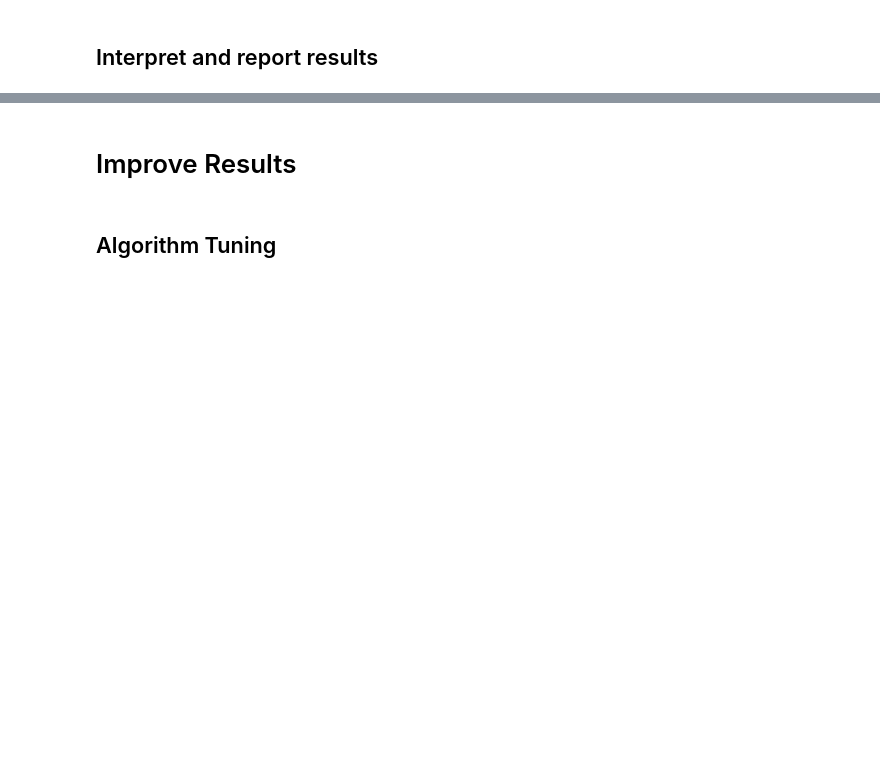
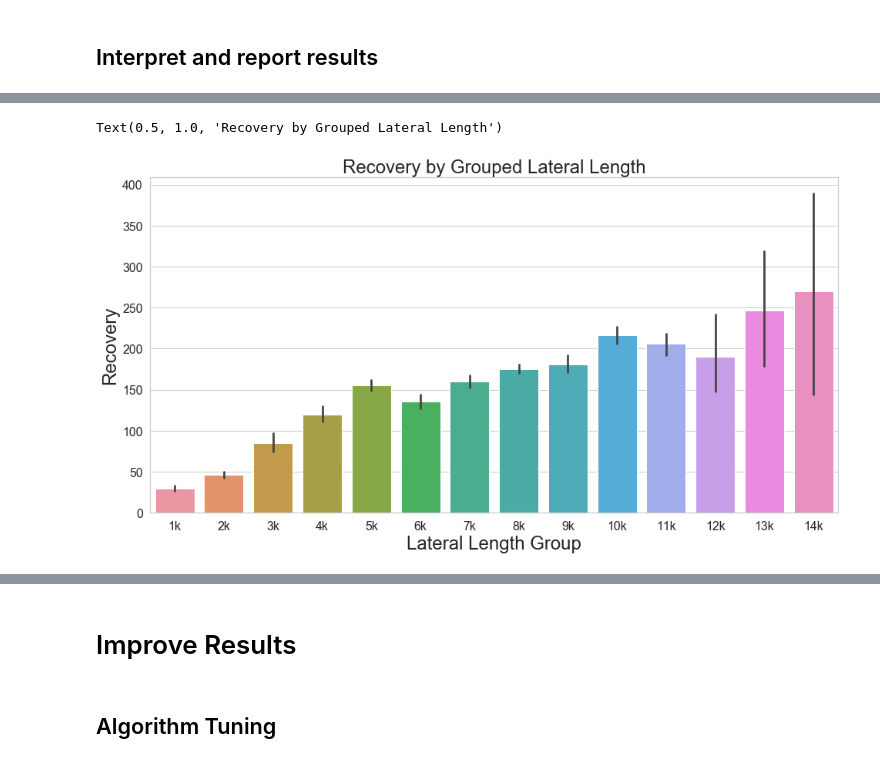
Before and after one commit to duc-analytica/DUC, a Jupyter notebook: model.ipynb, the cells around one changed output, grey strips where cells are left out. Cells and saved outputs as stored; diff of their text form; code cells hidden in the pictures; blank space fills up the shorter version.

```diff
--- a/model.ipynb
+++ b/model.ipynb
@@ -394,0 +429,15 @@ R2 score of test set is 0.2714474387968988
+# %%
+ordered_df = df.sort_values(['lateral_class']).reset_index(drop=True)
+# %%
+sns.set(style='whitegrid')
+plt.figure(figsize=(16,8))
+ax = sns.barplot(x='lateral_class', y='recovery', data=ordered_df)
+ax.set(xticklabels=['1k', '2k', '3k', '4k', '5k', '6k', '7k', '8k', '9k', '10k', '11k', '12k', '13k', '14k'])
+plt.xlabel('Lateral Length Group', fontsize=24)
+plt.ylabel('Recovery', fontsize=24)
+plt.xticks(fontsize=16)
+plt.yticks(fontsize=16)
+plt.title('Recovery by Grouped Lateral Length', fontsize=24)
+# %% [output]
+Text(0.5, 1.0, 'Recovery by Grouped Lateral Length')
+[figure, added]
```
Also changed, not shown: parts of 16 cells of this notebook.
